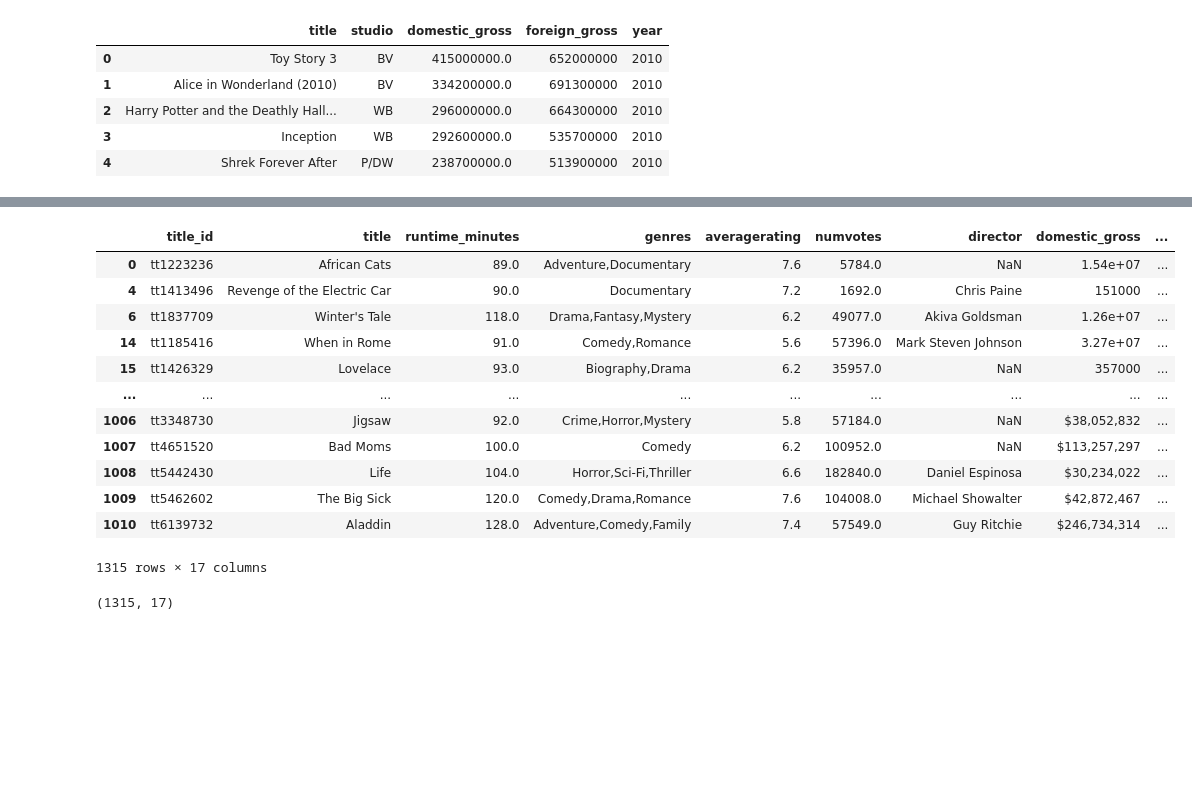
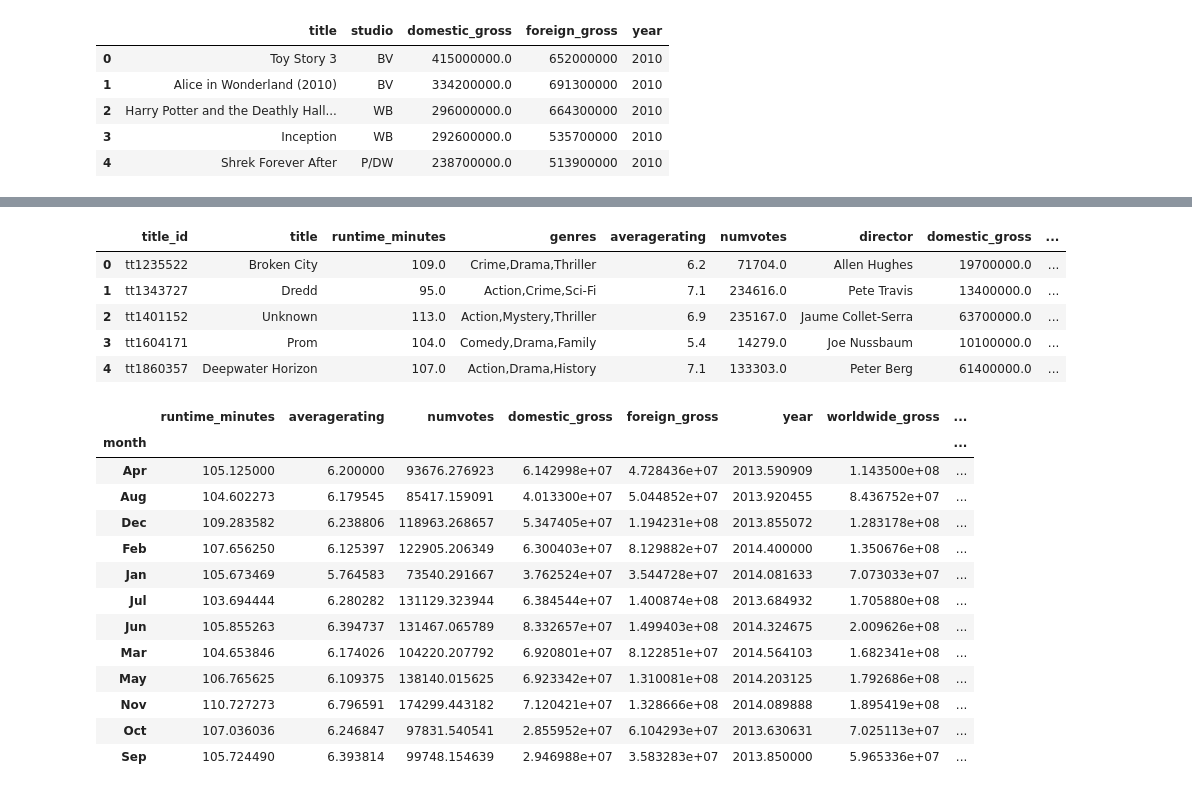
Before and after one commit to bentoler22/Flatiron_Phase_1_Project, a Jupyter notebook: student.ipynb, the cells around one changed output, grey strips where cells are left out. Cells and saved outputs as stored; diff of their text form; code cells hidden in the pictures; blank space fills up the shorter version.

```diff
--- a/student.ipynb
+++ b/student.ipynb
@@ -244,0 +256,6 @@ movie2_df
+# %%
+joined_movies = movie_df.merge(movie2_df[['title', 'production_budget', 'year', 'month']]
+                                          ,how='inner',
+                               left_on=['title','year'],
+                               right_on=['title', 'year'])
+joined_movies
@@ -245,7 +276,7 @@ movie2_df
 # %%
-total_df = pd.concat([movie_df, movie2_df])
+total_df = pd.concat([joined_movies, movie_df, movie2_df])
 # %%
-total_df.drop_duplicates('title', keep='last', inplace=True)
+total_df.drop_duplicates('title', keep='first', inplace=True)
 # %%
 total_df.shape
 # %% [output]
@@ -253,20 +284,29 @@ total_df.shape
+# %%
+total_df['worldwide_net_profit'] = total_df.worldwide_gross - total_df.production_budget
 # %%
-total_df
+total_df.head()
 # %% [output]
 |  | title_id | title | runtime_minutes | genres | averagerating | numvotes | director | domestic_gross | ... |
-| 0 | tt1223236 | African Cats | 89.0 | Adventure,Documentary | 7.6 | 5784.0 | NaN | 1.54e+07 | ... |
-| 4 | tt1413496 | Revenge of the Electric Car | 90.0 | Documentary | 7.2 | 1692.0 | Chris Paine | 151000 | ... |
-| 6 | tt1837709 | Winter's Tale | 118.0 | Drama,Fantasy,Mystery | 6.2 | 49077.0 | Akiva Goldsman | 1.26e+07 | ... |
-| 14 | tt1185416 | When in Rome | 91.0 | Comedy,Romance | 5.6 | 57396.0 | Mark Steven Johnson | 3.27e+07 | ... |
-| 15 | tt1426329 | Lovelace | 93.0 | Biography,Drama | 6.2 | 35957.0 | NaN | 357000 | ... |
-| ... | ... | ... | ... | ... | ... | ... | ... | ... | ... |
-| 1006 | tt3348730 | Jigsaw | 92.0 | Crime,Horror,Mystery | 5.8 | 57184.0 | NaN | $38,052,832 | ... |
-| 1007 | tt4651520 | Bad Moms | 100.0 | Comedy | 6.2 | 100952.0 | NaN | $113,257,297 | ... |
-| 1008 | tt5442430 | Life | 104.0 | Horror,Sci-Fi,Thriller | 6.6 | 182840.0 | Daniel Espinosa | $30,234,022 | ... |
-| 1009 | tt5462602 | The Big Sick | 120.0 | Comedy,Drama,Romance | 7.6 | 104008.0 | Michael Showalter | $42,872,467 | ... |
-| 1010 | tt6139732 | Aladdin | 128.0 | Adventure,Comedy,Family | 7.4 | 57549.0 | Guy Ritchie | $246,734,314 | ... |
+| 0 | tt1235522 | Broken City | 109.0 | Crime,Drama,Thriller | 6.2 | 71704.0 | Allen Hughes | 19700000.0 | ... |
+| 1 | tt1343727 | Dredd | 95.0 | Action,Crime,Sci-Fi | 7.1 | 234616.0 | Pete Travis | 13400000.0 | ... |
+| 2 | tt1401152 | Unknown | 113.0 | Action,Mystery,Thriller | 6.9 | 235167.0 | Jaume Collet-Serra | 63700000.0 | ... |
+| 3 | tt1604171 | Prom | 104.0 | Comedy,Drama,Family | 5.4 | 14279.0 | Joe Nussbaum | 10100000.0 | ... |
+| 4 | tt1860357 | Deepwater Horizon | 107.0 | Action,Drama,History | 7.1 | 133303.0 | Peter Berg | 61400000.0 | ... |
-1315 rows × 17 columns
-# %%
-total_df.shape
-# %% [output]
-(1315, 17)
+# %%
+grouped = total_df.groupby('month').mean()
+grouped
+# %% [output]
+|  | runtime_minutes | averagerating | numvotes | domestic_gross | foreign_gross | year | worldwide_gross | ... |
+| month |  |  |  |  |  |  |  | ... |
+| Apr | 105.125000 | 6.200000 | 93676.276923 | 6.142998e+07 | 4.728436e+07 | 2013.590909 | 1.143500e+08 | ... |
+| Aug | 104.602273 | 6.179545 | 85417.159091 | 4.013300e+07 | 5.044852e+07 | 2013.920455 | 8.436752e+07 | ... |
+| Dec | 109.283582 | 6.238806 | 118963.268657 | 5.347405e+07 | 1.194231e+08 | 2013.855072 | 1.283178e+08 | ... |
+| Feb | 107.656250 | 6.125397 | 122905.206349 | 6.300403e+07 | 8.129882e+07 | 2014.400000 | 1.350676e+08 | ... |
+| Jan | 105.673469 | 5.764583 | 73540.291667 | 3.762524e+07 | 3.544728e+07 | 2014.081633 | 7.073033e+07 | ... |
+| Jul | 103.694444 | 6.280282 | 131129.323944 | 6.384544e+07 | 1.400874e+08 | 2013.684932 | 1.705880e+08 | ... |
+| Jun | 105.855263 | 6.394737 | 131467.065789 | 8.332657e+07 | 1.499403e+08 | 2014.324675 | 2.009626e+08 | ... |
+| Mar | 104.653846 | 6.174026 | 104220.207792 | 6.920801e+07 | 8.122851e+07 | 2014.564103 | 1.682341e+08 | ... |
+| May | 106.765625 | 6.109375 | 138140.015625 | 6.923342e+07 | 1.310081e+08 | 2014.203125 | 1.792686e+08 | ... |
+| Nov | 110.727273 | 6.796591 | 174299.443182 | 7.120421e+07 | 1.328666e+08 | 2014.089888 | 1.895419e+08 | ... |
+| Oct | 107.036036 | 6.246847 | 97831.540541 | 2.855952e+07 | 6.104293e+07 | 2013.630631 | 7.025113e+07 | ... |
+| Sep | 105.724490 | 6.393814 | 99748.154639 | 2.946988e+07 | 3.583283e+07 | 2013.850000 | 5.965336e+07 | ... |
```
Also changed, not shown: parts of 17 cells of this notebook.
